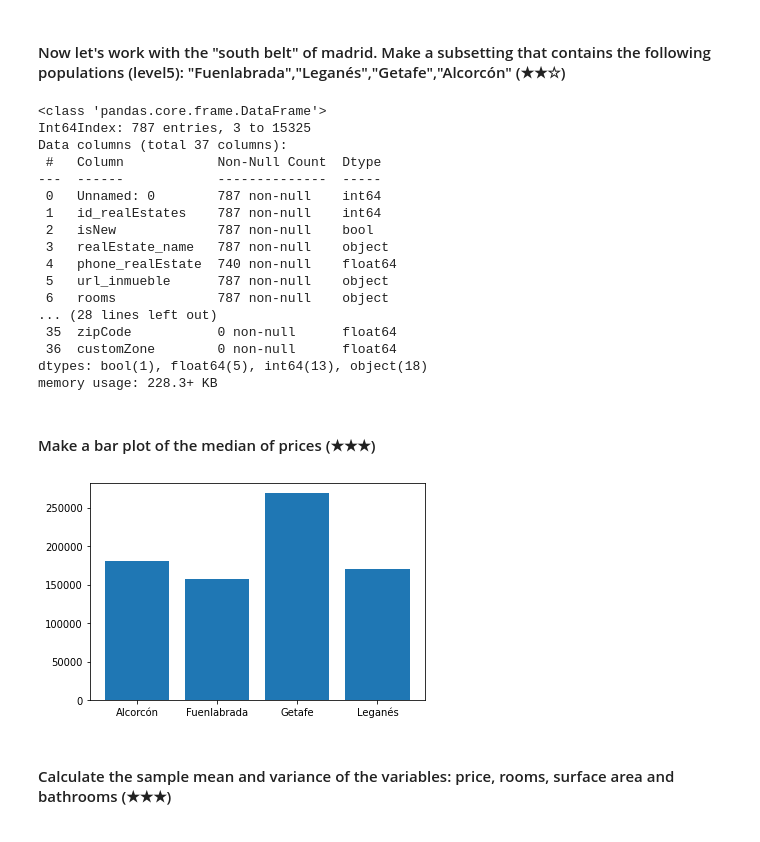
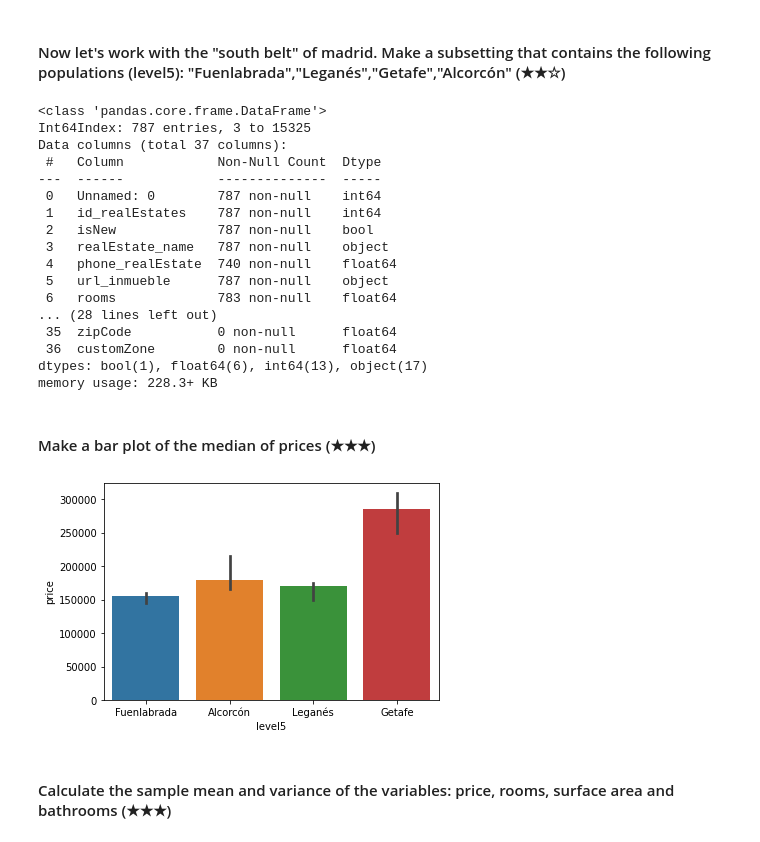
Before and after one commit to easyundercover/data-cleanup-final-exercise, a Jupyter notebook: project.ipynb, the cells around one changed output. Cells and saved outputs as stored; diff of their text form; code cells hidden in the pictures.

```diff
--- a/project.ipynb
+++ b/project.ipynb
@@ -133,9 +140,10 @@ dtype: int64
 # %% [markdown]
 #### Delete the NAs of the dataset, if applicable (★★☆)
 # %%
-#Si borramos los NA nos quedamos sin datos, pero con esto se pueden reemplazar:
-df['level6'].fillna("sin-determinar", inplace=True) #Reemplaza NA con "sin-determinar"
-df['rooms'].fillna(0, inplace=True) #Reemplaza el NA con los valores de la media de los que no son nulos
+#Acá no usamos dropna porque hay muchos missing y la función dropna borra las rows en las que hay missing, en este caso nos quedamos sin datos casi.
+#Lo que sí se puede hacer es reemplazar los na por otros valores, por ejemplo:
+# df['level6'].fillna("sin-determinar", inplace=True) #Reemplaza los NA en "level6" con "sin-determinar"
+# df['rooms'].fillna(0, inplace=True) #Reemplaza los NA en "rooms" con 0
 # %% [markdown]
 #### What is the mean of prices in the population (level5) of "Arroyomolinos (Madrid)"? (★★☆)
 # %%
@@ -161,11 +189,11 @@ TypeError: '>' not supported between instances of 'str' and 'int'
 # %% [markdown]
 #### Now let's work with the "south belt" of madrid. Make a subsetting that contains the following populations (level5): "Fuenlabrada","Leganés","Getafe","Alcorcón" (★★☆)
 # %%
-#sbelt = df[df['level5'].isin(("Fuenlabrada", "Leganés", "Getafe", "Alcorcón"))]
+sbelt = df[(df['level5'] == "Fuenlabrada") | (df['level5'] == "Leganés") | (df['level5'] == "Getafe") | (df['level5'] == "Alcorcón")]
+sbelt.info()
 
 #Otra forma:
-sbelt = df[(df['level5'] == "Fuenlabrada") | (df['level5'] == "Leganés") | (df['level5'] == "Getafe") | (df['level5'] == "Alcorcón")]
-sbelt.info()
+#sbelt = df[df['level5'].isin(("Fuenlabrada", "Leganés", "Getafe", "Alcorcón"))]
 
 #Otra forma:
 #lista = ["Fuenlabrada","Leganés","Getafe","Alcorcón"]
@@ -184,33 +212,21 @@ Data columns (total 37 columns):
  3   realEstate_name   787 non-null    object
  4   phone_realEstate  740 non-null    float64
  5   url_inmueble      787 non-null    object
- 6   rooms             787 non-null    object
+ 6   rooms             783 non-null    float64
 ... (28 lines left out)
  35  zipCode           0 non-null      float64
  36  customZone        0 non-null      float64
-dtypes: bool(1), float64(5), int64(13), object(18)
+dtypes: bool(1), float64(6), int64(13), object(17)
 memory usage: 228.3+ KB
 # %% [markdown]
 #### Make a bar plot of the median of prices (★★★)
 # %%
-#data = df[df['level5'].isin(("Fuenlabrada", "Leganés", "Getafe", "Alcorcón"))]
-#data_for_plot = data[['level5', 'price']]
-#data_to_plot = data_for_plot.groupby('level5').median()
-#keys = data_to_plot.index.values.tolist()
-#values = data_to_plot['price'].tolist()
-
-#plt.bar(keys, values)
-#plt.show()
-
-
-#Shorter way to do it:
-pip install seaborn
-import seaborn as sb
-
-sb.barplot(x = data_filtered_south['level5'], y = data_fitered_south['price'], estimator = median)
+from statistics import median
+sbelt = df[(df['level5'] == "Fuenlabrada") | (df['level5'] == "Leganés") | (df['level5'] == "Getafe") | (df['level5'] == "Alcorcón")]
+sb.barplot(x = sbelt['level5'], y = sbelt['price'], estimator = median)
 plt.show()
 # %% [output]
-[figure, old version]
+[figure, new version]
 # %% [markdown]
 #### Calculate the sample mean and variance of the variables: price, rooms, surface area and bathrooms (★★★)
 # %%
```
Also changed, not shown: parts of 15 cells of this notebook.
